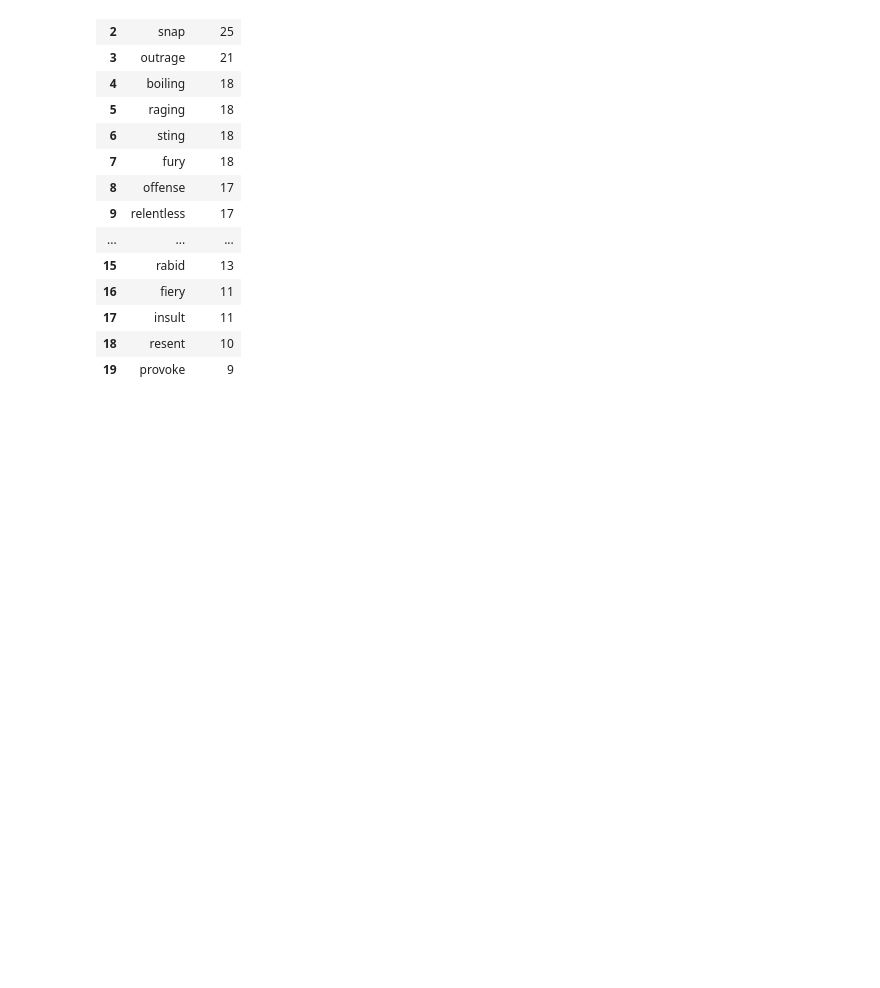
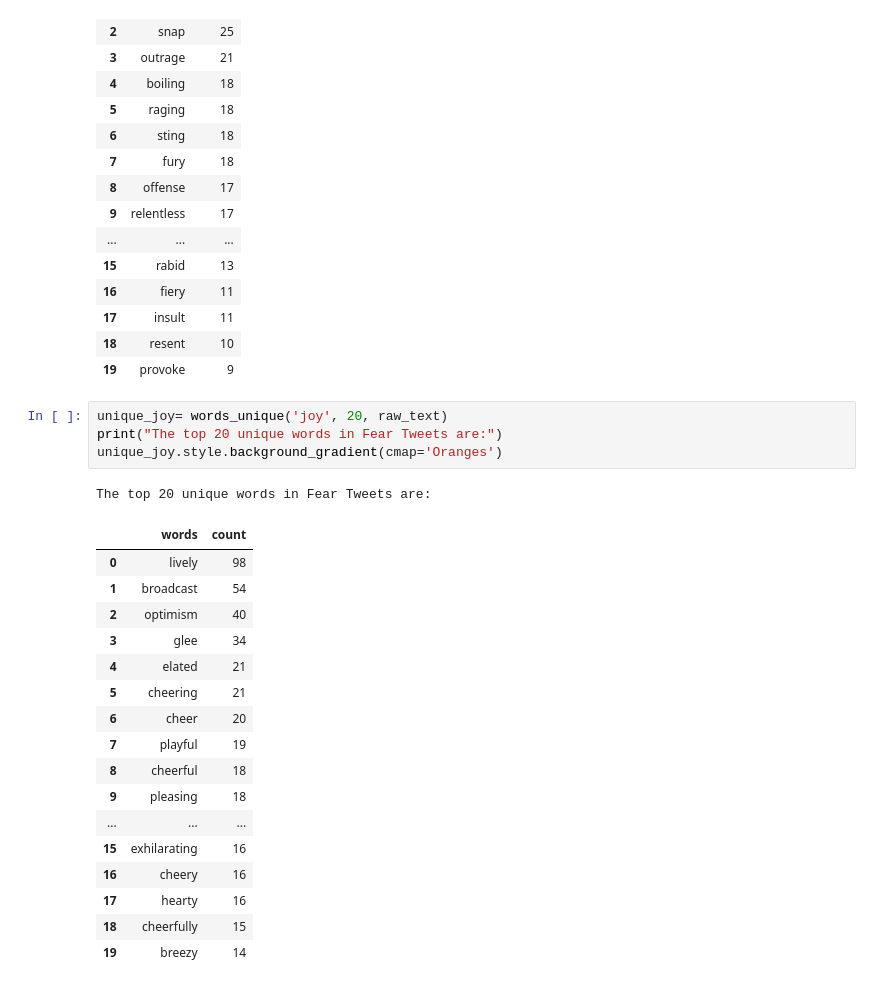
Before and after one commit to horaceyoung/CZ4042-Neural-Networks-and-Deep-Learning, a Jupyter notebook: project/EDA_WASSA-2017.ipynb, the cells around one changed output. Drawn from its saved outputs; the diff is of its cells as text; blank space fills up the shorter version.

```diff
--- a/project/EDA_WASSA-2017.ipynb
+++ b/project/EDA_WASSA-2017.ipynb
@@ -259,3 +270,26 @@ The top 20 unique words in Anger Tweets are:
 | 17 | insult | 11 |
 | 18 | resent | 10 |
 | 19 | provoke | 9 |
+# %%
+unique_joy= words_unique('joy', 20, raw_text)
+print("The top 20 unique words in Fear Tweets are:")
+unique_joy.style.background_gradient(cmap='Oranges')
+# %% [output]
+The top 20 unique words in Fear Tweets are:
+|  | words | count |
+| 0 | lively | 98 |
+| 1 | broadcast | 54 |
+| 2 | optimism | 40 |
+| 3 | glee | 34 |
+| 4 | elated | 21 |
+| 5 | cheering | 21 |
+| 6 | cheer | 20 |
+| 7 | playful | 19 |
+| 8 | cheerful | 18 |
+| 9 | pleasing | 18 |
+| ... | ... | ... |
+| 15 | exhilarating | 16 |
+| 16 | cheery | 16 |
+| 17 | hearty | 16 |
+| 18 | cheerfully | 15 |
+| 19 | breezy | 14 |
```
Also changed, not shown: parts of 5 cells of this notebook, 31 other files.
